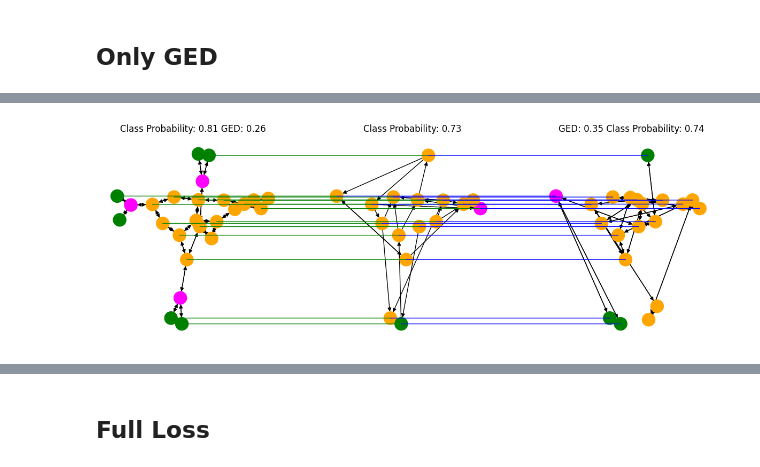
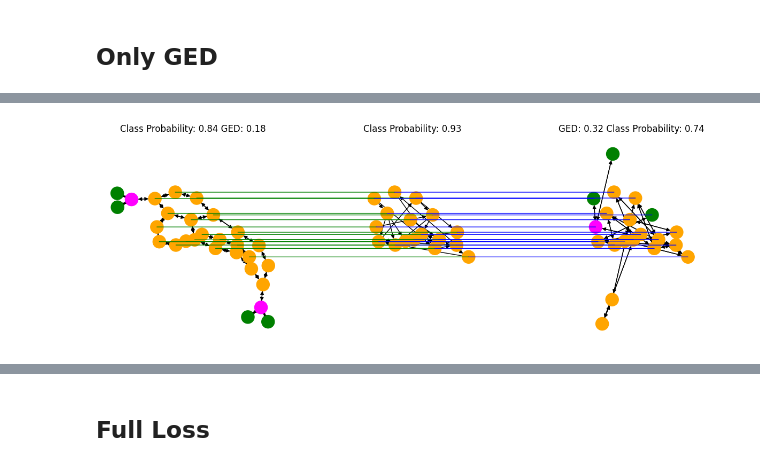
Before and after one commit to Tiny-Quant/GNN-EGG, a Jupyter notebook: results/MUTAG/EGG_MUTAG.ipynb, the cells around one changed output, grey strips where cells are left out. Cells and saved outputs as stored; diff of their text form; code cells hidden in the pictures.

```diff
--- a/results/MUTAG/EGG_MUTAG.ipynb
+++ b/results/MUTAG/EGG_MUTAG.ipynb
@@ -1330,15 +1334,15 @@ Trained % GED to 0
 # %%
 vis_con_graph(
     gen_gnnInt_1_GED,
     explainee_raw,
     dis_node_feats = 7,
     dis_edge_feats = 4,
-    obs_ex1=test_data_list_1[1].clone(),
+    obs_ex1=test_data_list_1[3].clone(),
     obs_ex2=test_data_list_1[5].clone(),
     target=1
 )
 # %% [output]
-[figure, old version]
+[figure, new version]
 # %%
 gen_gnnInt_0_GED = train_egg(
     dis_node_feats=7,
```
Also changed, not shown: parts of 47 cells of this notebook.
